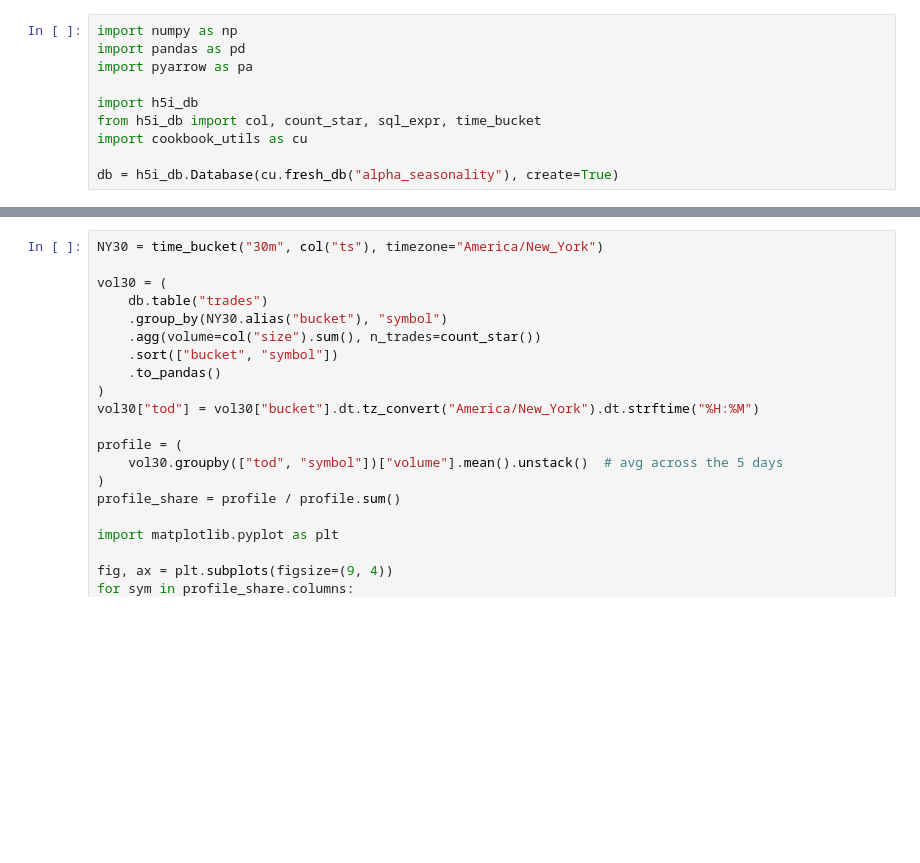
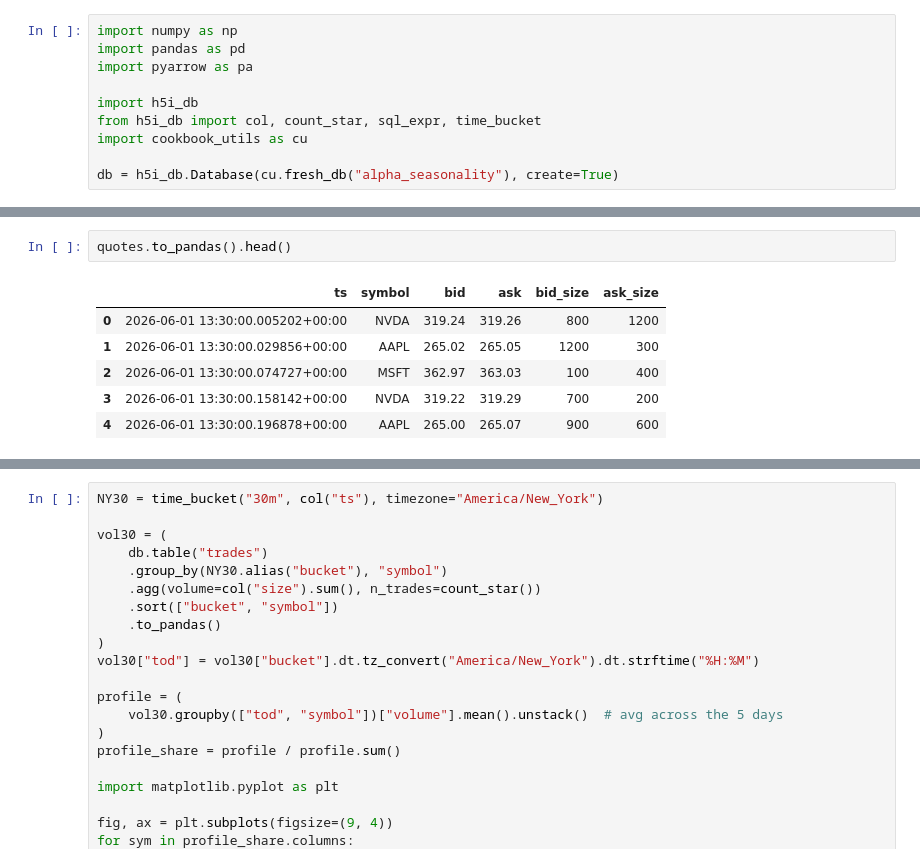
Before and after one commit to h5i-dev/h5i-db-cookbook, a Jupyter notebook: notebooks/02_alpha_research/08_intraday_seasonality.ipynb, the cells around one changed output, grey strips where cells are left out. Saved outputs shown, nothing was run; the diff lists cells and outputs as text; blank space fills up the shorter version.

```diff
--- a/notebooks/02_alpha_research/08_intraday_seasonality.ipynb
+++ b/notebooks/02_alpha_research/08_intraday_seasonality.ipynb
@@ -27,0 +54,9 @@ db = h5i_db.Database(cu.fresh_db("alpha_seasonality"), create=True)
+# %%
+quotes.to_pandas().head()
+# %% [output]
+|  | ts | symbol | bid | ask | bid_size | ask_size |
+| 0 | 2026-06-01 13:30:00.005202+00:00 | NVDA | 319.24 | 319.26 | 800 | 1200 |
+| 1 | 2026-06-01 13:30:00.029856+00:00 | AAPL | 265.02 | 265.05 | 1200 | 300 |
+| 2 | 2026-06-01 13:30:00.074727+00:00 | MSFT | 362.97 | 363.03 | 100 | 400 |
+| 3 | 2026-06-01 13:30:00.158142+00:00 | NVDA | 319.22 | 319.29 | 700 | 200 |
+| 4 | 2026-06-01 13:30:00.196878+00:00 | AAPL | 265.00 | 265.07 | 900 | 600 |
```
Also changed, not shown: parts of 13 cells of this notebook, 39 other files.
